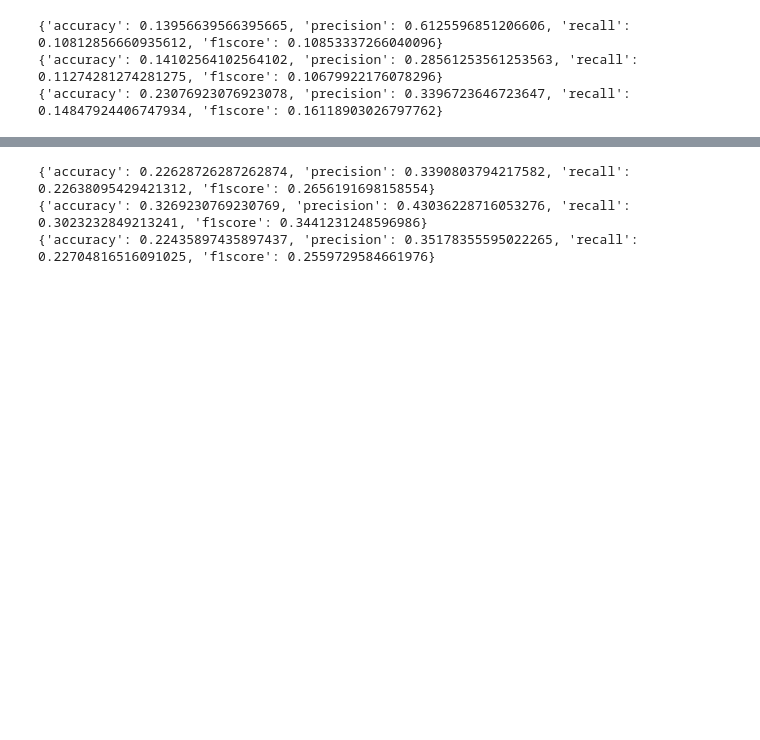
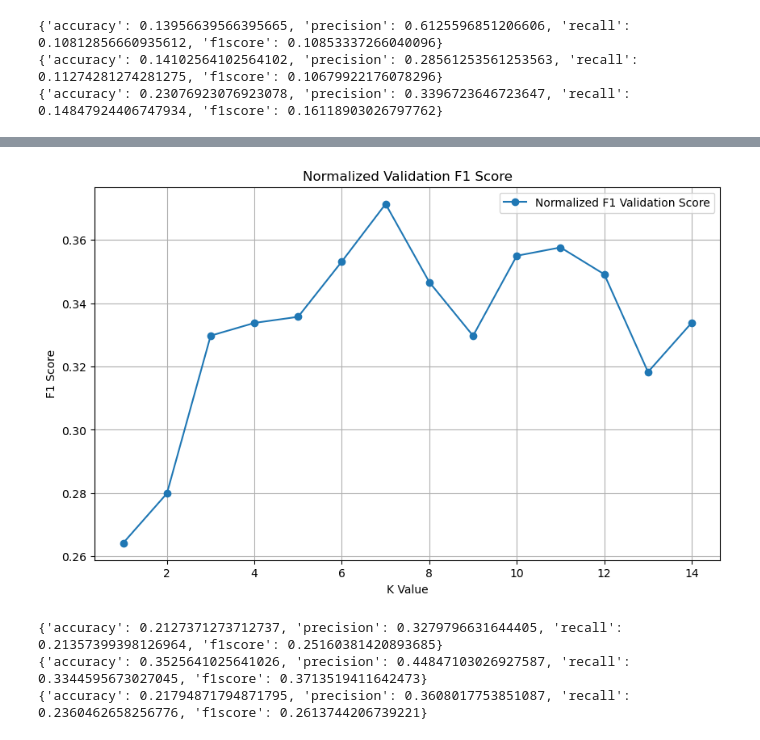
Before and after one commit to Prabhdeep-AI/Machine-Learning-Project, a Jupyter notebook: benchmark.ipynb, the cells around one changed output, grey strips where cells are left out. Saved outputs shown, nothing was run; the diff lists cells and outputs as text; code cells hidden in the pictures; blank space fills up the shorter version.

```diff
--- a/benchmark.ipynb
+++ b/benchmark.ipynb
@@ -184 +191,8 @@ print(f"{majority_class_benchmark(testing_set, testing_set.shape[0])}")
+# %%
+validation_norm_score = []
+
+for k in range(1, 15):
+    validation_results2 = nearest_neighbor_benchmark(training_norm, validation_norm, validation_norm.shape[0], k, False)
+
+    validation_norm_score.append(validation_results2["f1score"])
 # %%
@@ -198,8 +213,23 @@ print(f"{majority_class_benchmark(testing_set, testing_set.shape[0])}")
+# %%
+#plots graph of validation f1 score comparison between different k's using normalized validation set
+plt.figure(figsize=(10, 6))
+
+plt.plot(range(1, 15), validation_norm_score, label="Normalized F1 Validation Score", marker="o")
+
+plt.xlabel("K Value")
+plt.ylabel("F1 Score")
+plt.title("Normalized Validation F1 Score")
+
+plt.legend()
+plt.grid()
+plt.show()
+# %% [output]
+[figure, added]
 # %%
-print(f"{nearest_neighbor_benchmark(training_set, training_set, training_set.shape[0], 6, True)}")
-print(f"{nearest_neighbor_benchmark(training_set, validation_set, validation_set.shape[0], 6, False)}")
-print(f"{nearest_neighbor_benchmark(training_set, testing_set, testing_set.shape[0], 6, False)}")
+print(f"{nearest_neighbor_benchmark(training_norm, training_norm, training_norm.shape[0], 7, True)}")
+print(f"{nearest_neighbor_benchmark(training_norm, validation_norm, validation_norm.shape[0], 7, False)}")
+print(f"{nearest_neighbor_benchmark(training_norm, testing_norm, testing_norm.shape[0], 7, False)}")
 # %% [output]
-{'accuracy': 0.22628726287262874, 'precision': 0.3390803794217582, 'recall': 0.22638095429421312, 'f1score': 0.2656191698158554}
-{'accuracy': 0.3269230769230769, 'precision': 0.43036228716053276, 'recall': 0.3023232849213241, 'f1score': 0.3441231248596986}
-{'accuracy': 0.22435897435897437, 'precision': 0.35178355595022265, 'recall': 0.22704816516091025, 'f1score': 0.2559729584661976}
+{'accuracy': 0.2127371273712737, 'precision': 0.3279796631644405, 'recall': 0.21357399398126964, 'f1score': 0.25160381420893685}
+{'accuracy': 0.3525641025641026, 'precision': 0.44847103026927587, 'recall': 0.3344595673027045, 'f1score': 0.3713519411642473}
+{'accuracy': 0.21794871794871795, 'precision': 0.3608017753851087, 'recall': 0.2360462658256776, 'f1score': 0.2613744206739221}
```
Also changed, not shown: parts of 7 cells of this notebook.
